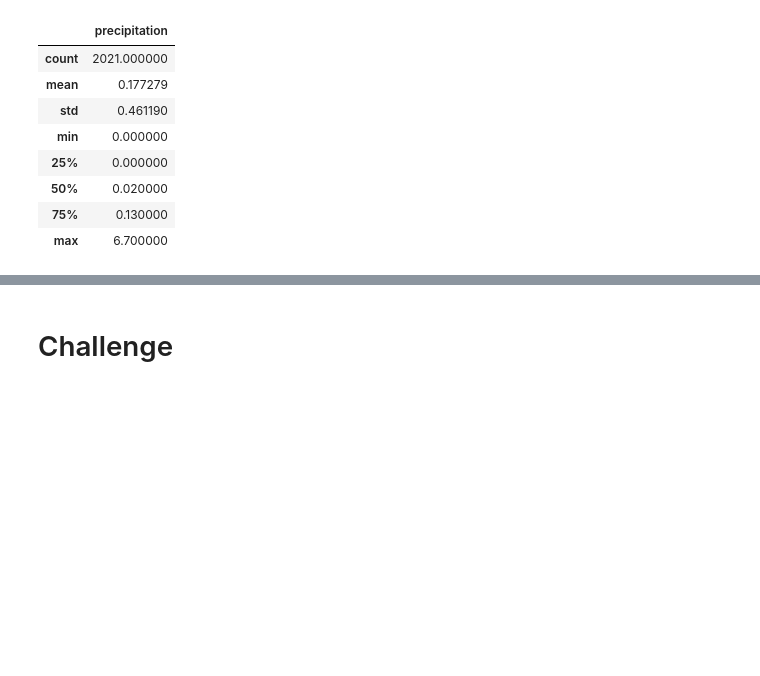
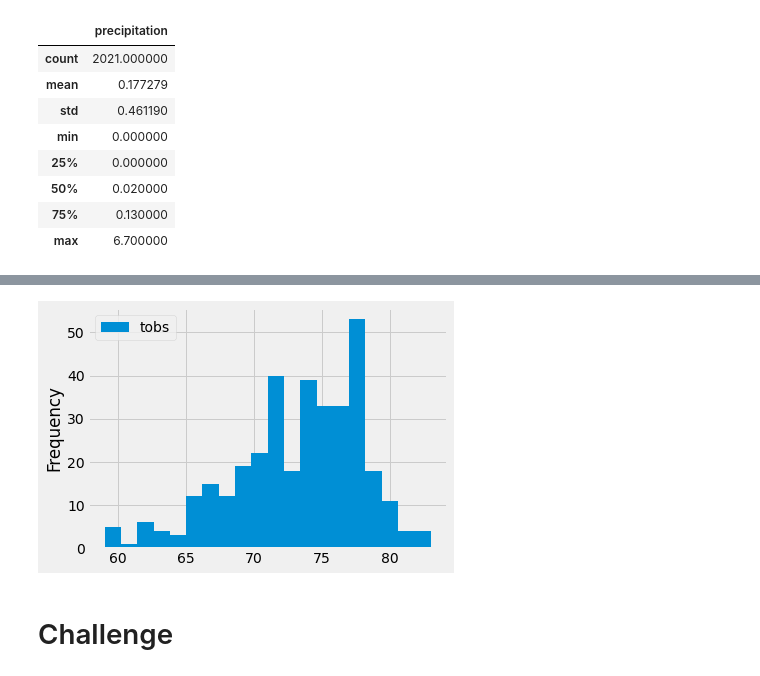
Before and after one commit to IJG-DR/surfs_up, a Jupyter notebook: climate_analysis.ipynb, the cells around one changed output, grey strips where cells are left out. Saved outputs shown, nothing was run; the diff lists cells and outputs as text; code cells hidden in the pictures; blank space fills up the shorter version.

```diff
--- a/climate_analysis.ipynb
+++ b/climate_analysis.ipynb
@@ -159,3 +208,8 @@ df.describe()
+# %%
+df.plot.hist(bins=20)
+plt.tight_layout()
+# %% [output]
+[figure, added]
 # %%
 # Write a function called `calc_temps` that will accept start date and end date in the format '%Y-%m-%d'
 # and return the minimum, average, and maximum temperatures for that range of dates
```
Also changed, not shown: parts of 12 cells of this notebook.
